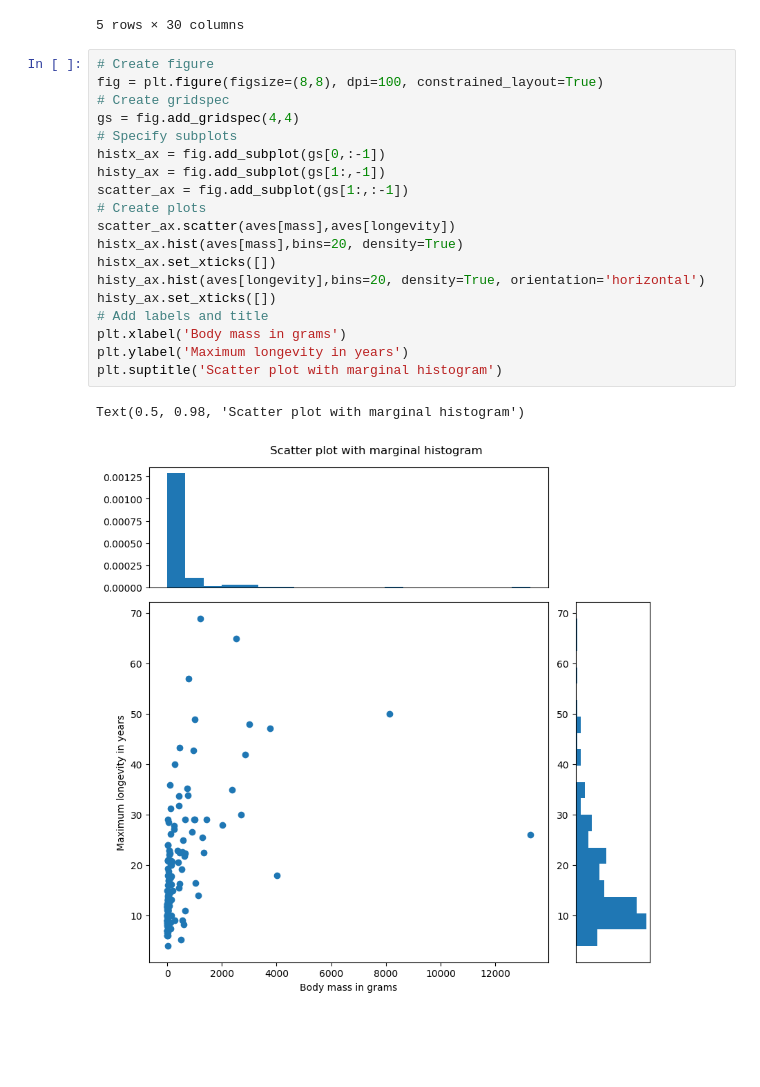
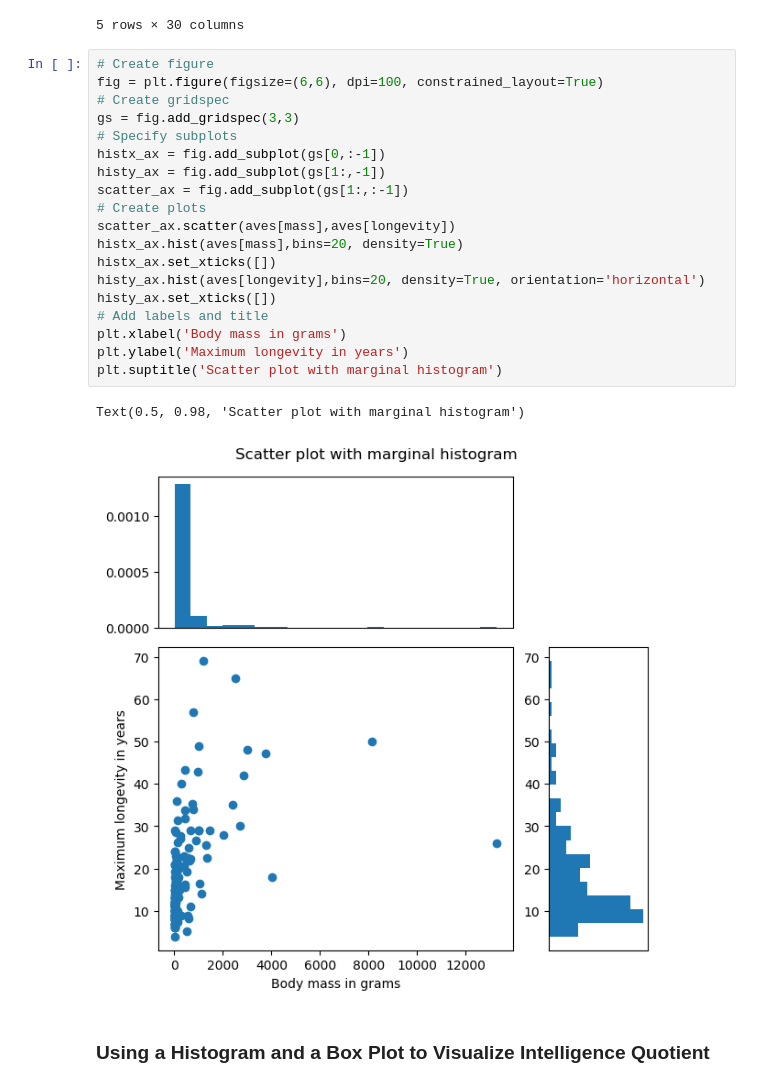
Before and after one commit to Desae/Data-Visualization, a Jupyter notebook: Matplotlib.ipynb, the cells around one changed output. Cells and saved outputs as stored; diff of their text form; blank space fills up the shorter version.

```diff
--- a/Matplotlib.ipynb
+++ b/Matplotlib.ipynb
@@ -375,23 +375,25 @@ aves.head()
 5 rows × 30 columns
 # %%
 # Create figure
-fig = plt.figure(figsize=(8,8), dpi=100, constrained_layout=True)
+fig = plt.figure(figsize=(6,6), dpi=100, constrained_layout=True)
 # Create gridspec
-gs = fig.add_gridspec(4,4)
+gs = fig.add_gridspec(3,3)
 # Specify subplots
 histx_ax = fig.add_subplot(gs[0,:-1])
 histy_ax = fig.add_subplot(gs[1:,-1])
 scatter_ax = fig.add_subplot(gs[1:,:-1])
 # Create plots
 scatter_ax.scatter(aves[mass],aves[longevity])
 histx_ax.hist(aves[mass],bins=20, density=True)
 histx_ax.set_xticks([])
 histy_ax.hist(aves[longevity],bins=20, density=True, orientation='horizontal')
 histy_ax.set_xticks([])
 # Add labels and title
 plt.xlabel('Body mass in grams')
 plt.ylabel('Maximum longevity in years')
 plt.suptitle('Scatter plot with marginal histogram')
 # %% [output]
 Text(0.5, 0.98, 'Scatter plot with marginal histogram')
-[figure, old version]
+[figure, new version]
+# %% [markdown]
+### Using a Histogram and a Box Plot to Visualize Intelligence Quotient
```
Also changed, not shown: parts of 4 cells of this notebook.
